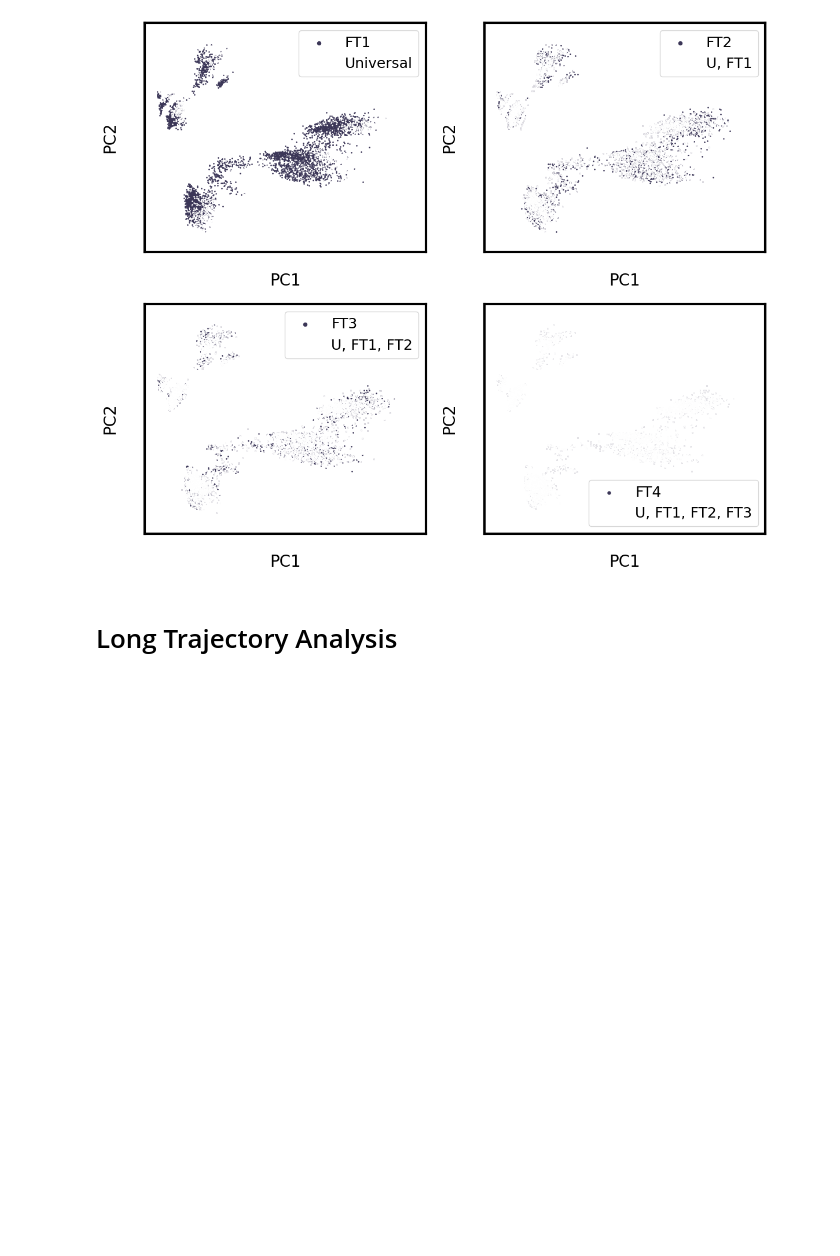
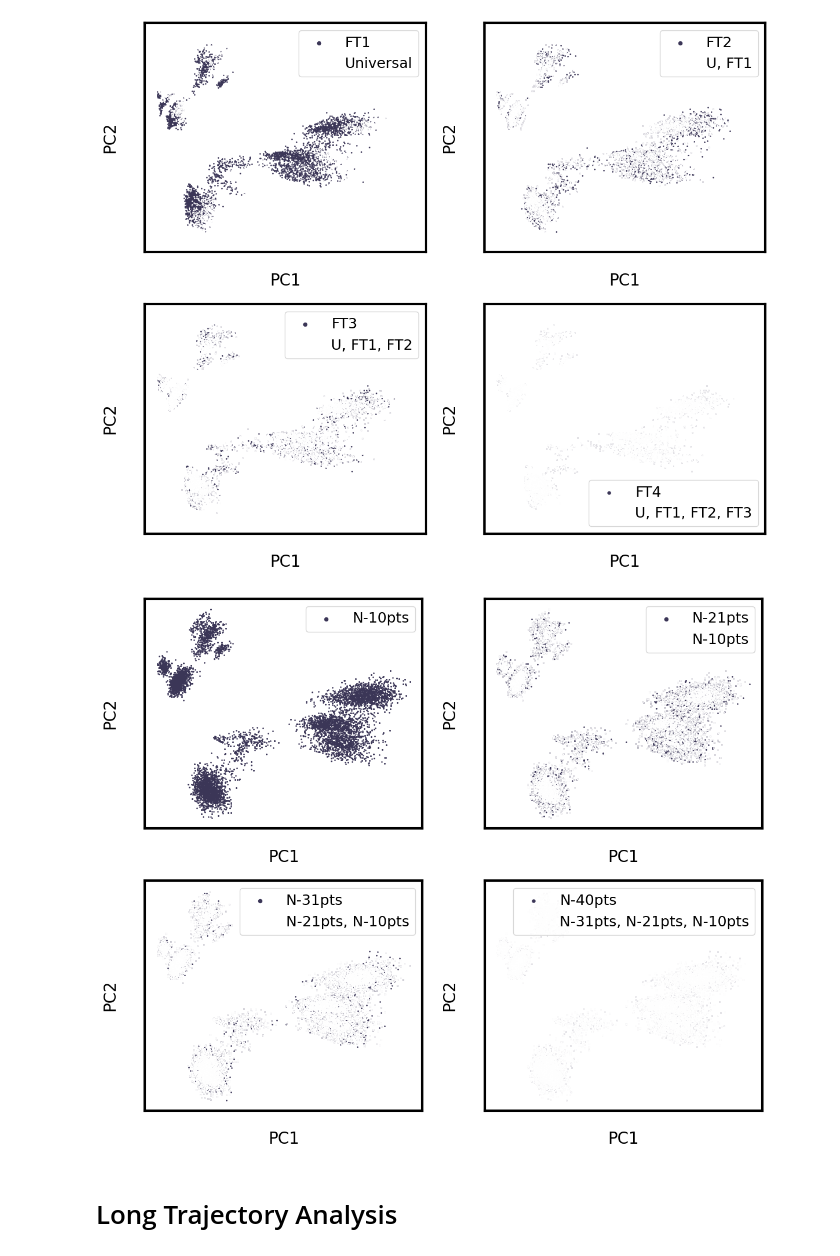
Before and after one commit to YangLab-GT/umlip_bias_finetuning, a Jupyter notebook: analysis/figure_notebook.ipynb, the cells around one changed output. Cells and saved outputs as stored; diff of their text form; code cells hidden in the pictures; blank space fills up the shorter version.

```diff
--- a/analysis/figure_notebook.ipynb
+++ b/analysis/figure_notebook.ipynb
@@ -491,3 +541,62 @@ fig.show()
+# %%
+
+fig, axes = plt.subplots(2, 2, figsize=(12, 10))
+axes = axes.flatten()
+# ---- Plot 1 ----
+axes[0].scatter(X_n10pt_pca[:, 0], X_n10pt_pca[:, 1],
+                alpha=1, s=3, color=colors[5], label="N-10pts",marker='.',rasterized=True)
+axes[0].set_xlabel("PC1")
+axes[0].set_ylabel("PC2")
+# axes[0].set_title("U->FT1")
+
+# ---- Plot 2 ----
+axes[1].scatter(X_n21pt_pca[:, 0], X_n21pt_pca[:, 1],
+                alpha=1, s=3, color=colors[5], label="N-21pts",marker='.',rasterized=True)
+axes[1].scatter(X_n10pt_pca[:, 0], X_n10pt_pca[:, 1],
+                alpha=1, s=3, color='white', label='N-10pts',marker='.',rasterized=True)
+axes[1].set_xlabel("PC1")
+axes[1].set_ylabel("PC2")
+# axes[1].set_title("FT1->FT2")
+
+# ---- Plot 3 ----
+axes[2].scatter(X_n31pt_pca[:, 0], X_n31pt_pca[:, 1],
+                alpha=1, s=3, color=colors[5], label="N-31pts",marker='.',rasterized=True)
+axes[2].scatter(X_n21pt_pca[:, 0], X_n21pt_pca[:, 1],
+                alpha=1, s=3, color='white', label='N-21pts, N-10pts',marker='.',rasterized=True)
+axes[2].scatter(X_n10pt_pca[:, 0], X_n10pt_pca[:, 1],
+                alpha=1, s=3, color='white',marker='.',rasterized=True)
+axes[2].set_xlabel("PC1")
+axes[2].set_ylabel("PC2")
+# axes[2].set_title("FT2->FT3")
+
+# ---- Plot 4 ----
+
+axes[3].scatter(X_n40pt_pca[:, 0], X_n40pt_pca[:, 1],
+                alpha=1, s=2, color=colors[5], label="N-40pts",marker='.',rasterized=True)
+axes[3].scatter(X_n31pt_pca[:, 0], X_n31pt_pca[:, 1],
+                alpha=1, s=3, color='white', label="N-31pts, N-21pts, N-10pts",marker='.',rasterized=True)
+axes[3].scatter(X_n21pt_pca[:, 0], X_n21pt_pca[:, 1],
+                alpha=1, s=3, color='white',marker='.',rasterized=True)
+axes[3].scatter(X_n10pt_pca[:, 0], X_n10pt_pca[:, 1],
+                alpha=1, s=3, color='white',marker='.',rasterized=True)
+axes[3].set_xlabel("PC1")
+axes[3].set_ylabel("PC2")
+# axes[3].set_title("FT3->FT4")
+axes[0].legend(markerscale=5)
+axes[1].legend(markerscale=5)
+axes[2].legend(markerscale=5)
+axes[3].legend(markerscale=5)
+for a in axes:
+    # Make tick labels invisible but keep them in the layout
+    a.tick_params(axis='both', which='both', labelcolor=(0,0,0,0))
+
+    # Make tick marks invisible but still exist
+    a.tick_params(axis='both', which='both', color=(0,0,0,0))
+fig.tight_layout()
+fig.savefig("figures/results_naivePCA_per_iteration.svg")
+fig.show()
+# %% [output]
+[figure, added]
 # %% [markdown]
 # Long Trajectory Analysis
 # %%
```
Also changed, not shown: parts of 11 cells of this notebook, 20 other files.
